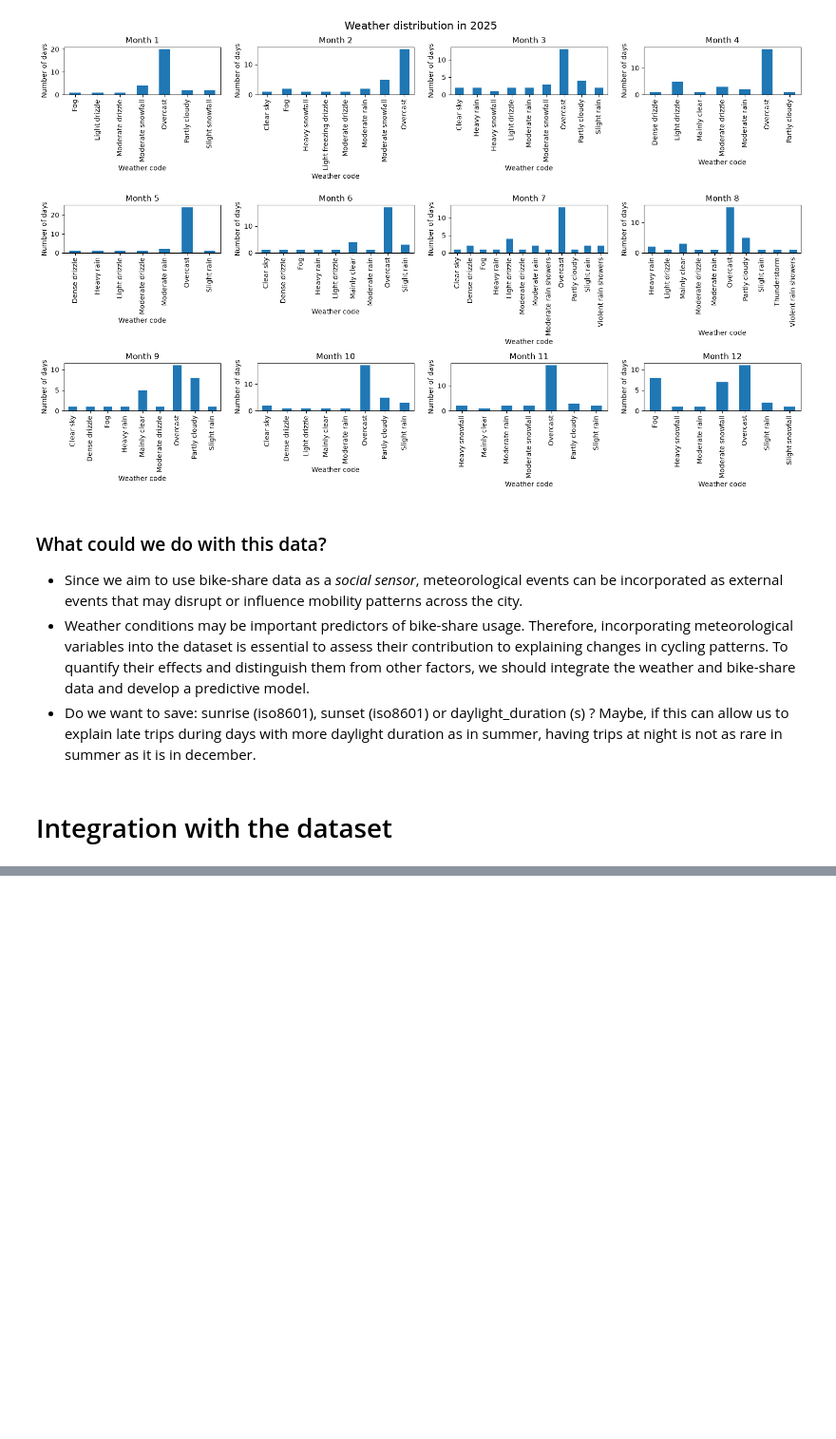
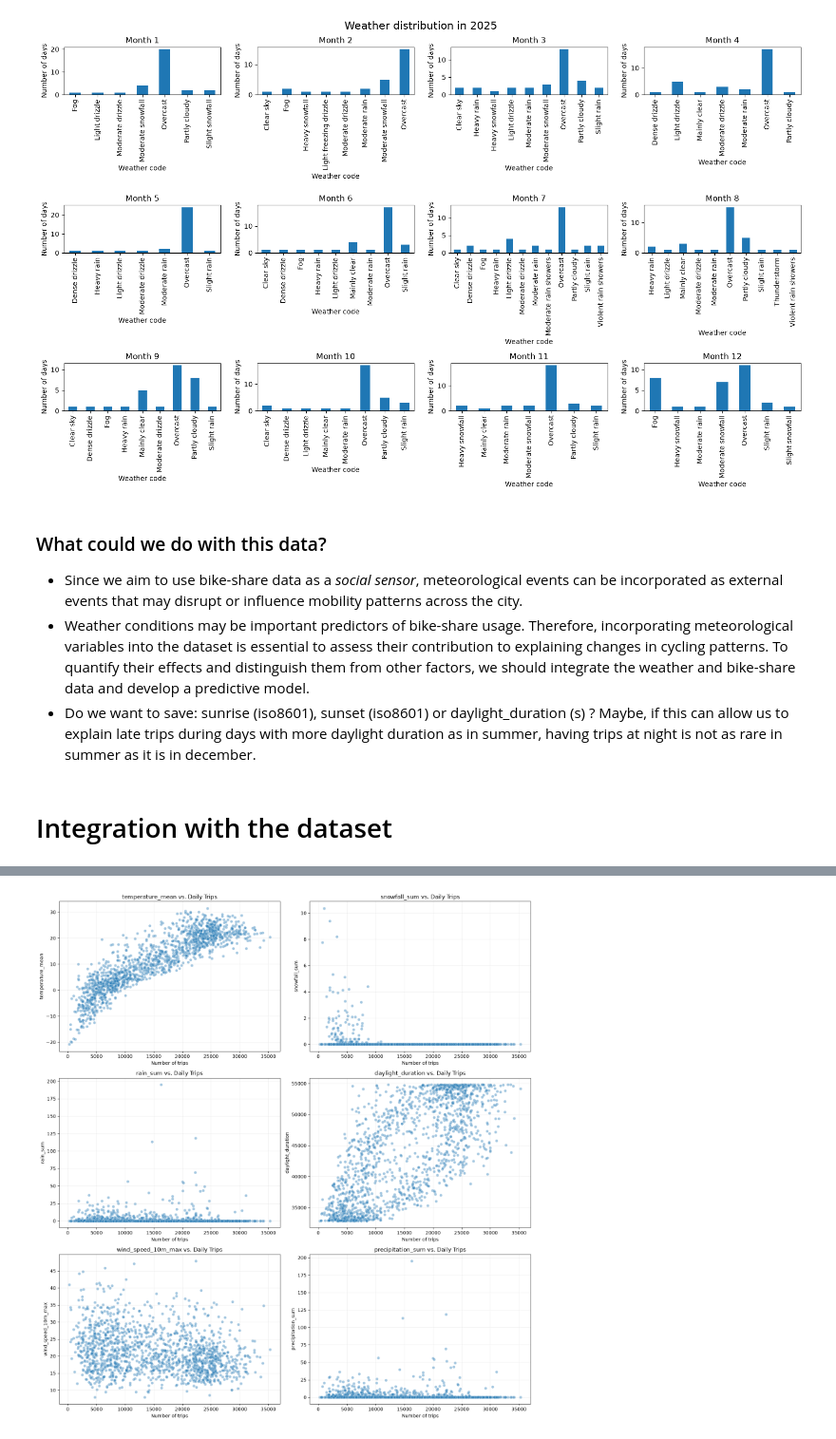
Before and after one commit to laure-cio/ADA-project2026, a Jupyter notebook: data/forecast/weather_examin.ipynb, the cells around one changed output, grey strips where cells are left out. Shown at 95% size. Saved outputs shown, nothing was run; the diff lists cells and outputs as text; code cells hidden in the pictures; blank space fills up the shorter version.

Commit message:
adding data integration steps

```diff
--- a/data/forecast/weather_examin.ipynb
+++ b/data/forecast/weather_examin.ipynb
@@ -727,4 +730,10 @@ for year in sorted(weather22_25["year"].unique()):
 # %%
 # Reading files
-save_folder = './clean/'
-weather22_25 = pd.read_csv(save_folder + 'weather_2022_2025.csv')
+save_folder = '../'
+daily_trips = pd.read_csv(save_folder + 'daily_counts_city.csv')
+# %%
+# Sanity check
+weather22_25["time"] = pd.to_datetime(weather22_25["time"])
+daily_trips["date"] = pd.to_datetime(daily_trips["date"])
+# %%
+trips2022_2025 = daily_trips[(daily_trips["date"].dt.year).isin([2022, 2023, 2024, 2025])]
@@ -730,0 +761,9 @@ weather22_25 = pd.read_csv(save_folder + 'weather_2022_2025.csv')
+# %%
+# Merge data_set
+merged_data = pd.merge(
+    trips2022_2025,
+    weather22_25,
+    left_on="date",
+    right_on= "time",
+    how="inner"
+).drop(columns=["time"])
@@ -730,0 +808,32 @@ weather22_25 = pd.read_csv(save_folder + 'weather_2022_2025.csv')
+# %%
+weather_variables = [
+    "temperature_mean",
+    "snowfall_sum",
+    "rain_sum",
+    "daylight_duration",
+    "wind_speed_10m_max",
+    "precipitation_sum"
+]
+
+fig, axes = plt.subplots(3, 2, figsize=(15, 16))
+axes = axes.flatten()
+
+for ax, variable in zip(axes, weather_variables):
+
+    sns.scatterplot(
+        data=merged_data,
+        x="n_trips",
+        y=variable,
+        alpha=0.4,
+        ax=ax
+    )
+
+    ax.set_title(f"{variable} vs. Daily Trips")
+    ax.set_xlabel("Number of trips")
+    ax.set_ylabel(variable)
+    ax.grid(alpha=0.2)
+
+plt.tight_layout()
+plt.show()
+# %% [output]
+[figure, added]
```
Also changed, not shown: parts of 9 cells of this notebook.
